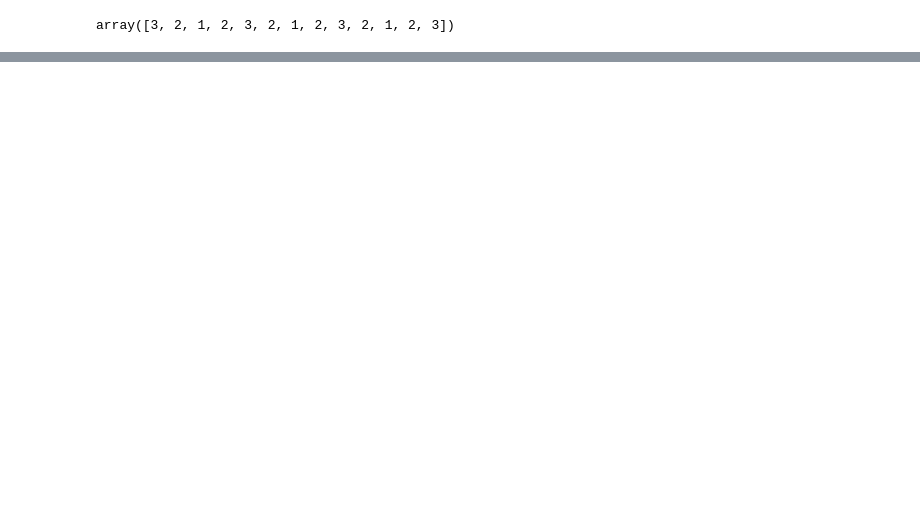
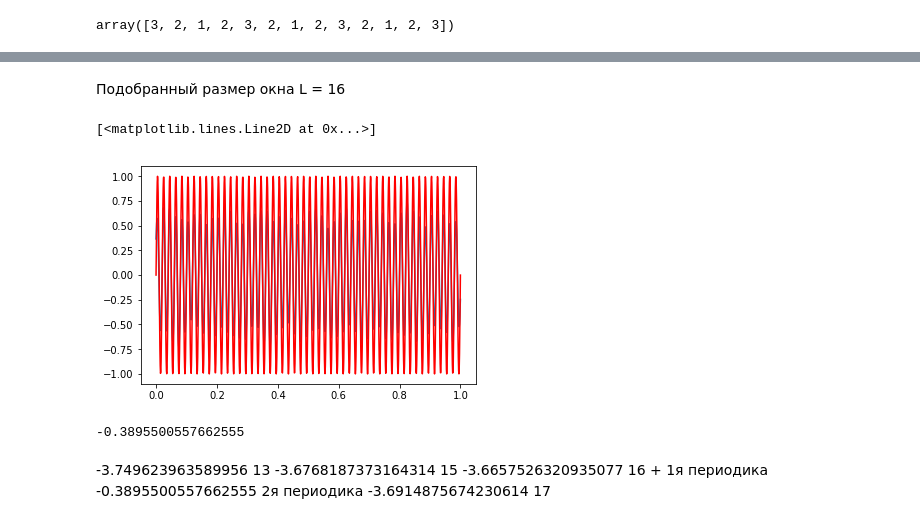
Before and after one commit to euloo/time-series, a Jupyter notebook: 5-timeSeries.ipynb, the cells around one changed output, grey strips where cells are left out. Cells and saved outputs as stored; diff of their text form; code cells hidden in the pictures; blank space fills up the shorter version.

```diff
--- a/5-timeSeries.ipynb
+++ b/5-timeSeries.ipynb
@@ -133,0 +239,21 @@ wtf
+# %% [markdown]
+Подобранный размер окна L = 16
+# %%
+A, U, V = SSA_modes(F, 16)
+ssaF = SSA_group(A, U, V, len(F), [1])
+#plt.plot(F)
+plt.plot(t, ssaF)
+plt.plot(t, np.sin(2*np.pi*f2*t), 'r', label = '2ая периодика')
+# %% [output]
+[<matplotlib.lines.Line2D at 0x...>]
+[figure, added]
+# %%
+wtf = np.sin(2*np.pi*f2*t)
+sum(wtf - ssaF)
+# %% [output]
+-0.3895500557662555
+# %% [markdown]
+-3.749623963589956 13
+-3.6768187373164314 15
+-3.6657526320935077 16 + 1я периодика -0.3895500557662555 2я периодика
+-3.6914875674230614 17
```
Also changed, not shown: parts of 24 cells of this notebook.
